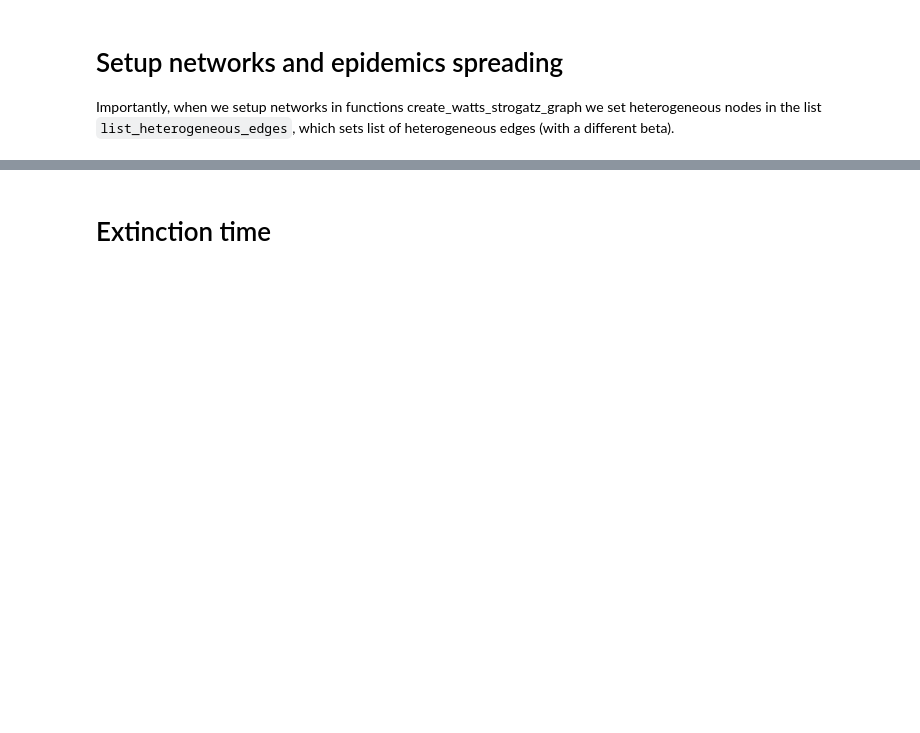
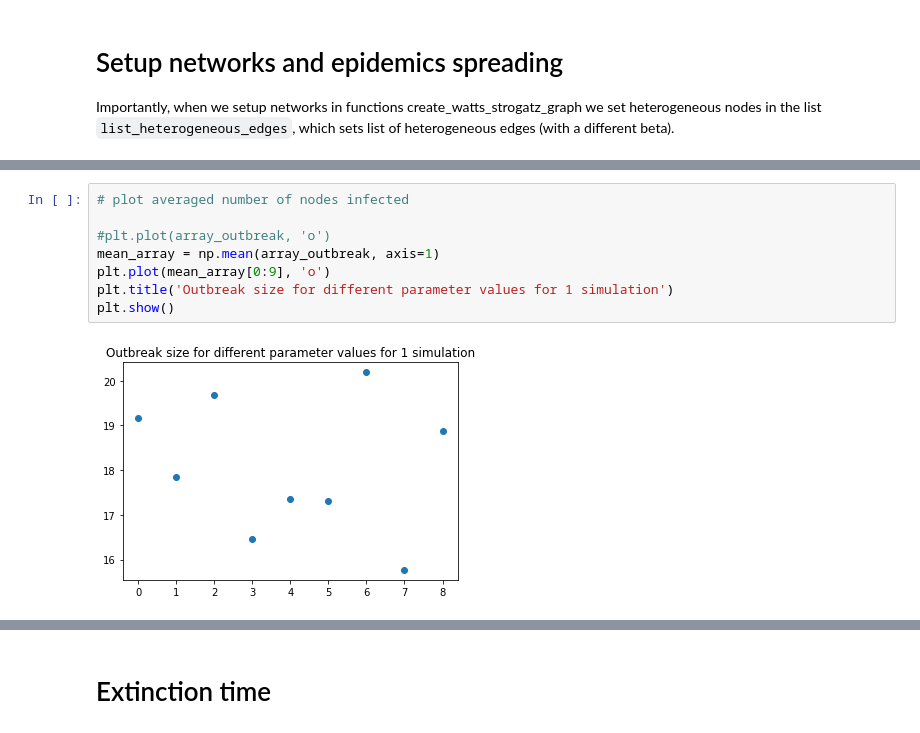
Before and after one commit to Liyubov/heterogeneous_spreading_on_network, a Jupyter notebook: heterogeneous_spreading_notebooks/heterogeneous_spreading.ipynb, the cells around one changed output, grey strips where cells are left out. Saved outputs shown, nothing was run; the diff lists cells and outputs as text; blank space fills up the shorter version.

```diff
--- a/heterogeneous_spreading_notebooks/heterogeneous_spreading.ipynb
+++ b/heterogeneous_spreading_notebooks/heterogeneous_spreading.ipynb
@@ -1018,0 +1096,10 @@ for i1 in range(len(list_heterogeneous_node)):
+# %%
+# plot averaged number of nodes infected
+
+#plt.plot(array_outbreak, 'o')
+mean_array = np.mean(array_outbreak, axis=1)
+plt.plot(mean_array[0:9], 'o')
+plt.title('Outbreak size for different parameter values for 1 simulation')
+plt.show()
+# %% [output]
+[figure, added]
```
Also changed, not shown: parts of 15 cells of this notebook.
